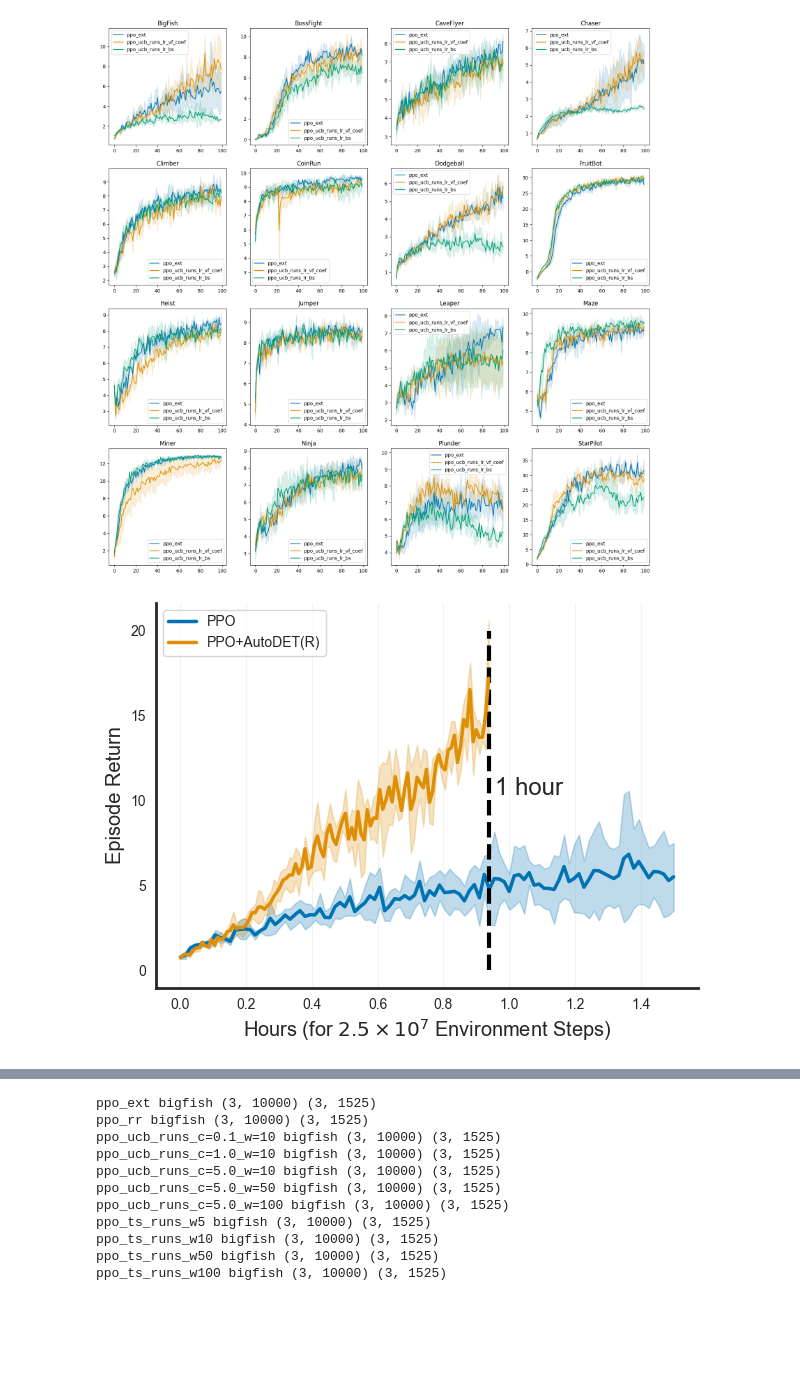
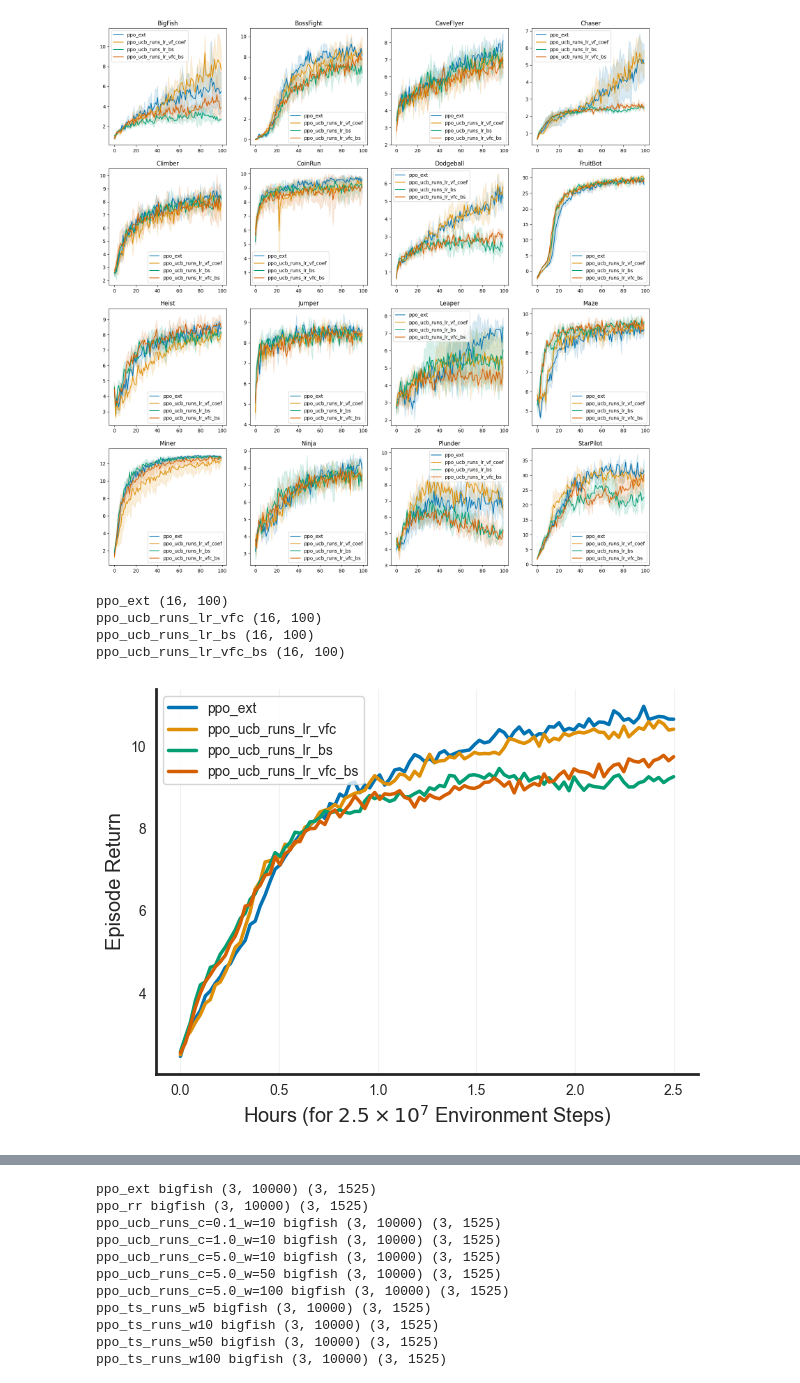
Before and after one commit to yuanmingqi/ULTHO, a Jupyter notebook: figures/ppo_data.ipynb, the cells around one changed output, grey strips where cells are left out. Drawn from its saved outputs; the diff is of its cells as text; code cells hidden in the pictures; blank space fills up the shorter version.

```diff
--- a/figures/ppo_data.ipynb
+++ b/figures/ppo_data.ipynb
@@ -29,11 +33,6 @@ def sliding_window_smooth(values, window_size=5):
 
     return smoothed_values
 # %%
-import matplotlib.pyplot as plt
-import seaborn as sns
-import numpy as np
-import os
-
 envs = ['bigfish', 'bossfight', 'caveflyer', 'chaser', 'climber', 'coinrun', 'dodgeball', 'fruitbot',
         'heist', 'jumper', 'leaper', 'maze', 'miner', 'ninja', 'plunder', 'starpilot'
         ]
@@ -44,7 +43,7 @@ names = ['BigFish', 'BossFight', 'CaveFlyer', 'Chaser', 'Climber', 'CoinRun', 'D
 fig, axes = plt.subplots(4, 4, figsize=(20, 20))
 
 colors = sns.color_palette("colorblind")
-algos = ['ppo_ext', 'ppo_ucb_runs_lr_vf_coef', 'ppo_ucb_runs_lr_bs']
+algos = ['ppo_ext', 'ppo_ucb_runs_lr_vfc', 'ppo_ucb_runs_lr_bs', 'ppo_ucb_runs_lr_vfc_bs']
 
 for idx, env in enumerate(envs):
     ax = axes.flatten()[idx]
@@ -73,7 +72,7 @@ for idx, env in enumerate(envs):
     ax.set_title(names[idx])
     ax.legend()
 # %% [output]
-[figure, old version]
+[figure, new version]
 # %%
 import matplotlib.pyplot as plt
 import seaborn as sns
@@ -84,55 +83,54 @@ envs = ['bigfish', 'bossfight', 'caveflyer', 'chaser', 'climber', 'coinrun', 'do
         'heist', 'jumper', 'leaper', 'maze', 'miner', 'ninja', 'plunder', 'starpilot'
         ]
 names = ['BigFish', 'BossFight', 'CaveFlyer', 'Chaser', 'Climber', 'CoinRun', 'Dodgeball', 'FruitBot',
             'Heist', 'Jumper', 'Leaper', 'Maze', 'Miner', 'Ninja', 'Plunder', 'StarPilot'
         ]
 
 sns.set_style('white')
 fig, ax = plt.subplots(1, 1, figsize=(7, 5))
 colors = sns.color_palette("colorblind")
-algos = ['ppo_ext', 'ppo_rr']
-labels = ['PPO', 'PPO+AutoDET(R)']
+algos = ['ppo_ext', 'ppo_ucb_runs_lr_vfc', 'ppo_ucb_runs_lr_bs', 'ppo_ucb_runs_lr_vfc_bs']
 
-for idx, env in enumerate(envs[:1]):
-    # ax = axes.flatten()[idx]
-    for j, algo in enumerate(algos):
-        root = f'data/{algo}'
-        all_returns = []
+for j, algo in enumerate(algos):
+    root = f'../data/{algo}'
+    all_returns = []
+    for idx, env in enumerate(envs):
+        env_all_returns = []
         for dir in os.listdir(root):
             if env in dir:
                 data = np.load(os.path.join(root, dir), allow_pickle=True)
                 steps = data["steps"].item()
                 values = data["data"].item()
-                all_returns.append(values['charts/episodic_return'])
-        all_returns = np.stack(all_returns)
+                env_all_returns.append(values['charts/episodic_return'])
+        env_all_returns = np.stack(env_all_returns)
+        # env_all_returns = sliding_window_smooth(env_all_returns, 100)
+        # print(algo, env, env_all_returns.shape)
+        all_returns.append(env_all_returns.mean(axis=0))
 
-        all_returns = sliding_window_smooth(all_returns, 100)
-        # print(algo, env, all_returns.shape)
-        mean = all_returns.mean(axis=0)
-        std = all_returns.std(axis=0)
+    all_returns = np.stack(all_returns)
+    all_returns = sliding_window_smooth(all_returns, 100)
+    print(algo, all_returns.shape)
+    mean = all_returns.mean(axis=0)
+    std = all_returns.std(axis=0) / np.sqrt(all_returns.shape[0])
 
-        if algo == 'ppo_rr':
-            xticks = np.linspace(0, 1.5 * 0.625, mean.shape[0])
-            ax.vlines(1.5 * 0.625, 0, 20, color='black', linestyle='--', linewidth=3)
-        else:
-            xticks = np.linspace(0, 1.5, mean.shape[0])
-        ax.plot(xticks, mean, color=colors[j], label=labels[j], linewidth=2.5)
-        ax.fill_between(xticks, mean+std, mean-std, alpha=0.25, color=colors[j])
+    xticks = np.linspace(0, 2.5, mean.shape[0])
+    ax.plot(xticks, mean, color=colors[j], label=algos[j], linewidth=2.5)
+    # ax.fill_between(xticks, mean+std, mean-std, alpha=0.25, color=colors[j])
 
 ax.set_title(None)
 ax.legend(loc='upper left')
 # ax.set_xlabel(r'Environment Steps $(\times10^7)$', fontsize='x-large')
 ax.set_xlabel(r'Hours (for $2.5\times10^7$ Environment Steps)', fontsize='x-large')
 ax.set_ylabel('Episode Return', fontsize='x-large')
-ax.text(0.625, 0.5, '1 hour', fontsize='xx-large', transform=ax.transAxes)
 
 ax.grid(True, axis="x", alpha=0.25)
 ax.spines["right"].set_visible(False)
 ax.spines["top"].set_visible(False)
 ax.spines["left"].set_linewidth(2)
 ax.spines["bottom"].set_linewidth(2)
-
-
-fig.savefig('preface.pdf', dpi=300, bbox_inches='tight')
 # %% [output]
+ppo_ext (16, 100)
+ppo_ucb_runs_lr_vfc (16, 100)
+ppo_ucb_runs_lr_bs (16, 100)
+ppo_ucb_runs_lr_vfc_bs (16, 100)
-[figure, old version]
+[figure, new version]
```
Also changed, not shown: parts of 2 cells of this notebook, 1 other file.
